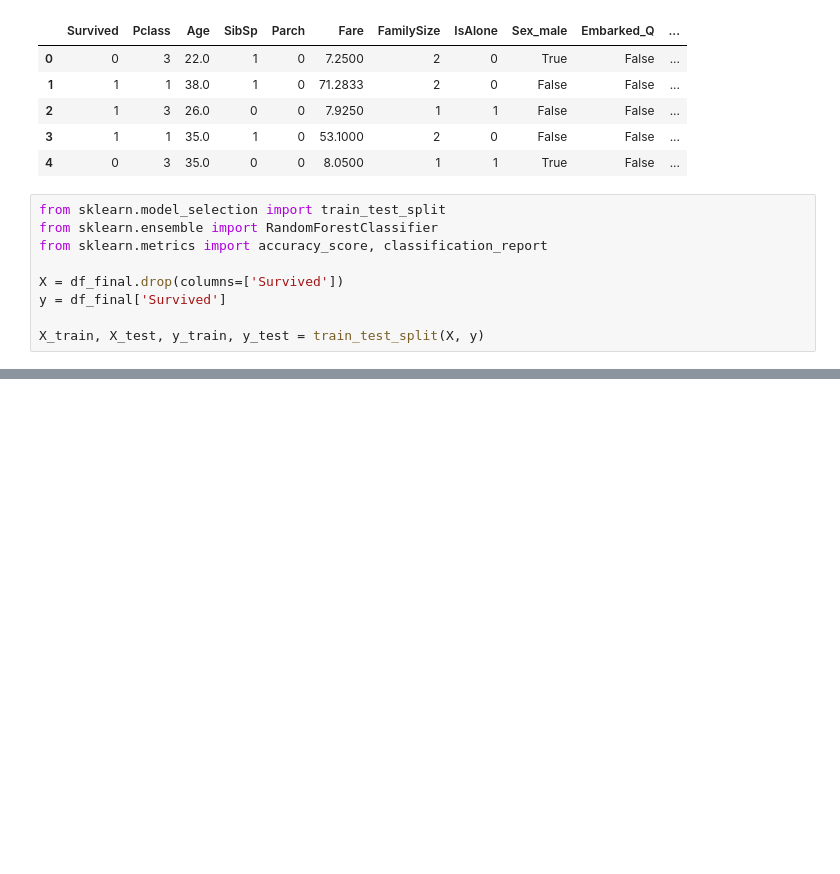
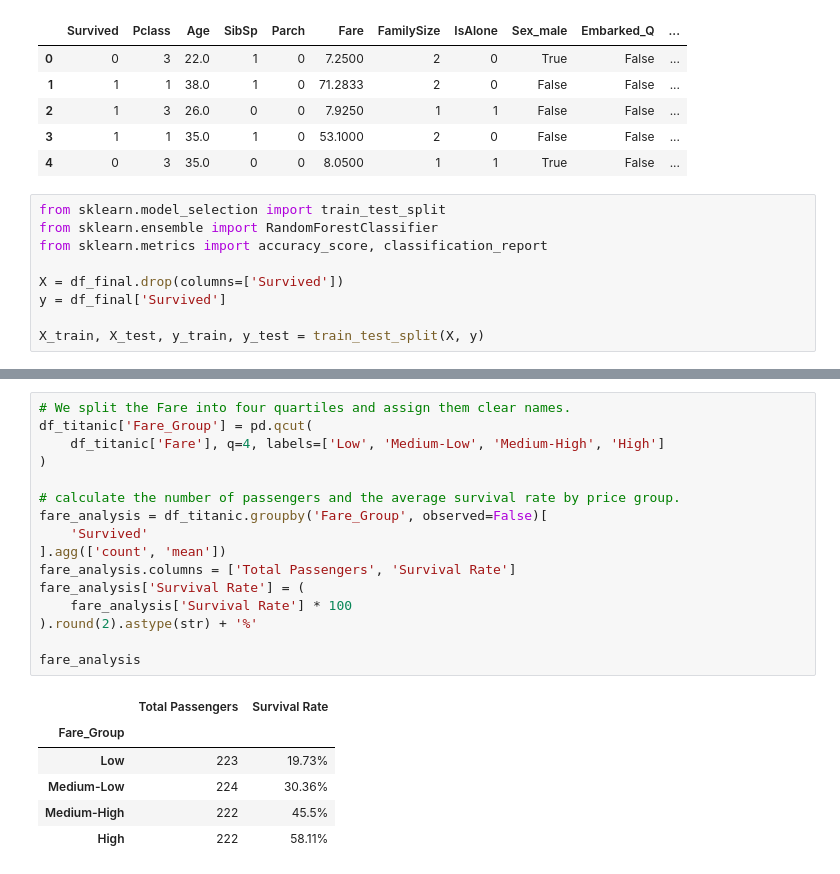
Before and after one commit to GreedIsGoody/pandas-tut, a Jupyter notebook: test.ipynb, the cells around one changed output, grey strips where cells are left out. Cells and saved outputs as stored; diff of their text form; blank space fills up the shorter version.

Commit message:
feat: creating a fare group survival rate

```diff
--- a/test.ipynb
+++ b/test.ipynb
@@ -1272,0 +1266,23 @@ F1-Score:  0.73
+# %%
+# We split the Fare into four quartiles and assign them clear names.
+df_titanic['Fare_Group'] = pd.qcut(
+    df_titanic['Fare'], q=4, labels=['Low', 'Medium-Low', 'Medium-High', 'High']
+)
+
+# calculate the number of passengers and the average survival rate by price group.
+fare_analysis = df_titanic.groupby('Fare_Group', observed=False)[
+    'Survived'
+].agg(['count', 'mean'])
+fare_analysis.columns = ['Total Passengers', 'Survival Rate']
+fare_analysis['Survival Rate'] = (
+    fare_analysis['Survival Rate'] * 100
+).round(2).astype(str) + '%'
+
+fare_analysis
+# %% [output]
+|  | Total Passengers | Survival Rate |
+| Fare_Group |  |  |
+| Low | 223 | 19.73% |
+| Medium-Low | 224 | 30.36% |
+| Medium-High | 222 | 45.5% |
+| High | 222 | 58.11% |
```
Also changed, not shown: parts of 7 cells of this notebook.
